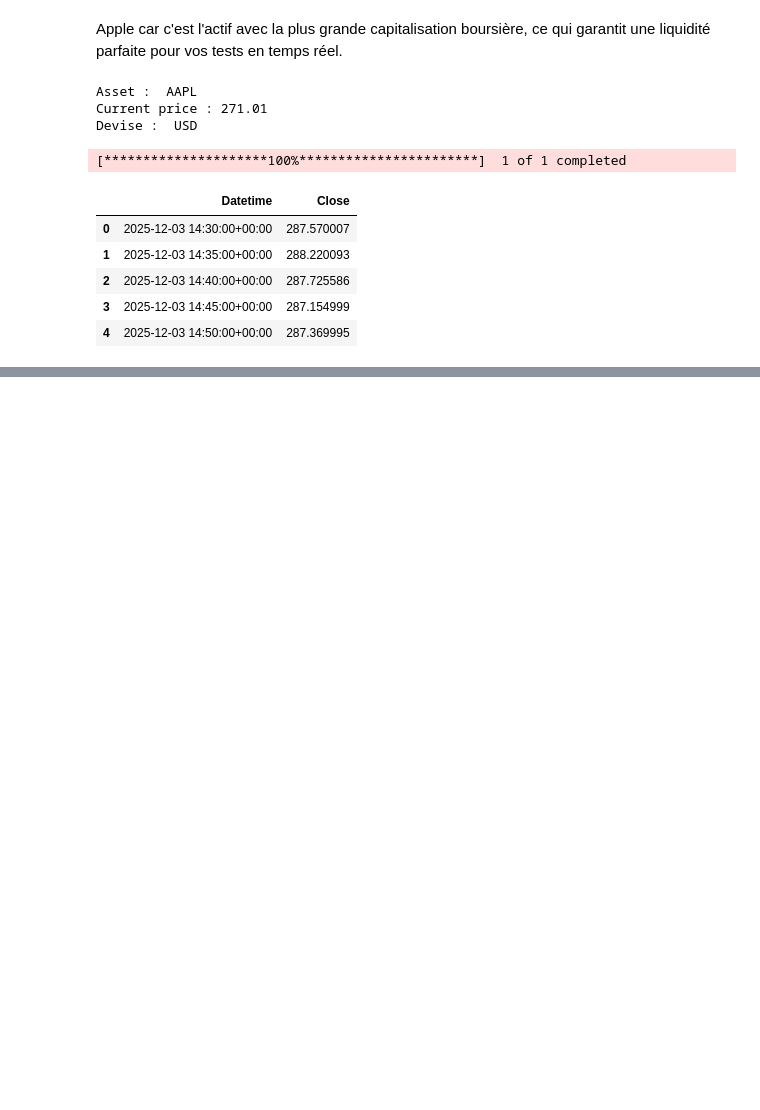
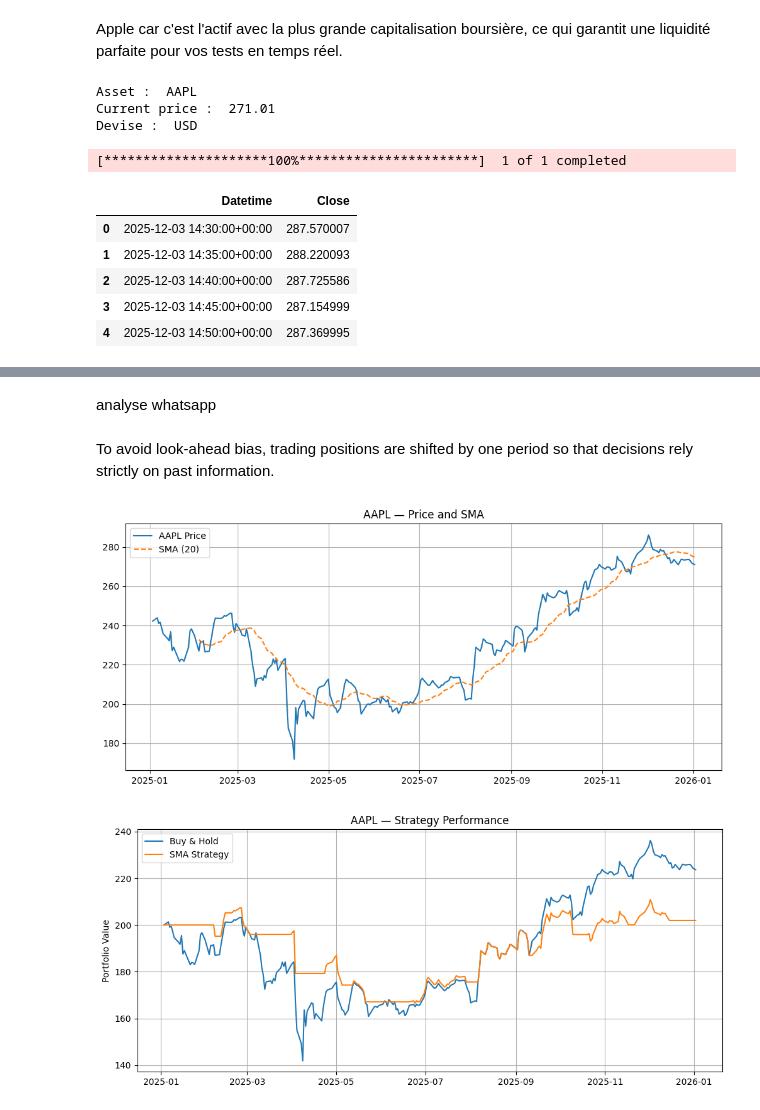
Before and after one commit to Juddt/Projet-Python-DAVROUX-DIDENOT, a Jupyter notebook: Projet_python_DAVROUX_DIDENOT.ipynb, the cells around one changed output, grey strips where cells are left out. Saved outputs shown, nothing was run; the diff lists cells and outputs as text; code cells hidden in the pictures; blank space fills up the shorter version.

```diff
--- a/Projet_python_DAVROUX_DIDENOT.ipynb
+++ b/Projet_python_DAVROUX_DIDENOT.ipynb
@@ -75,0 +196,26 @@ data_clean.head()
+# %% [markdown]
+analyse whatsapp
+# %% [markdown]
+To avoid look-ahead bias, trading positions are shifted by one period so that decisions rely strictly on past information.
+# %%
+
+
+plt.figure(figsize=(12, 5))
+plt.plot(prices_aapl["Datetime"], prices_aapl["Close"], label="AAPL Price")
+plt.plot(prices_aapl["Datetime"], prices_aapl["SMA"], label="SMA (20)", linestyle="--")
+plt.title("AAPL — Price and SMA")
+plt.legend()
+plt.grid(True)
+plt.show()
+
+plt.figure(figsize=(12, 5))
+plt.plot(prices_aapl["Datetime"], prices_aapl["Buy and Hold"], label="Buy & Hold")
+plt.plot(prices_aapl["Datetime"], prices_aapl["SMA_Strategy"], label="SMA Strategy")
+plt.title("AAPL — Strategy Performance")
+plt.ylabel("Portfolio Value")
+plt.legend()
+plt.grid(True)
+plt.show()
+# %% [output]
+[figure, added]
+[figure, added]
```
Also changed, not shown: parts of 7 cells of this notebook.
